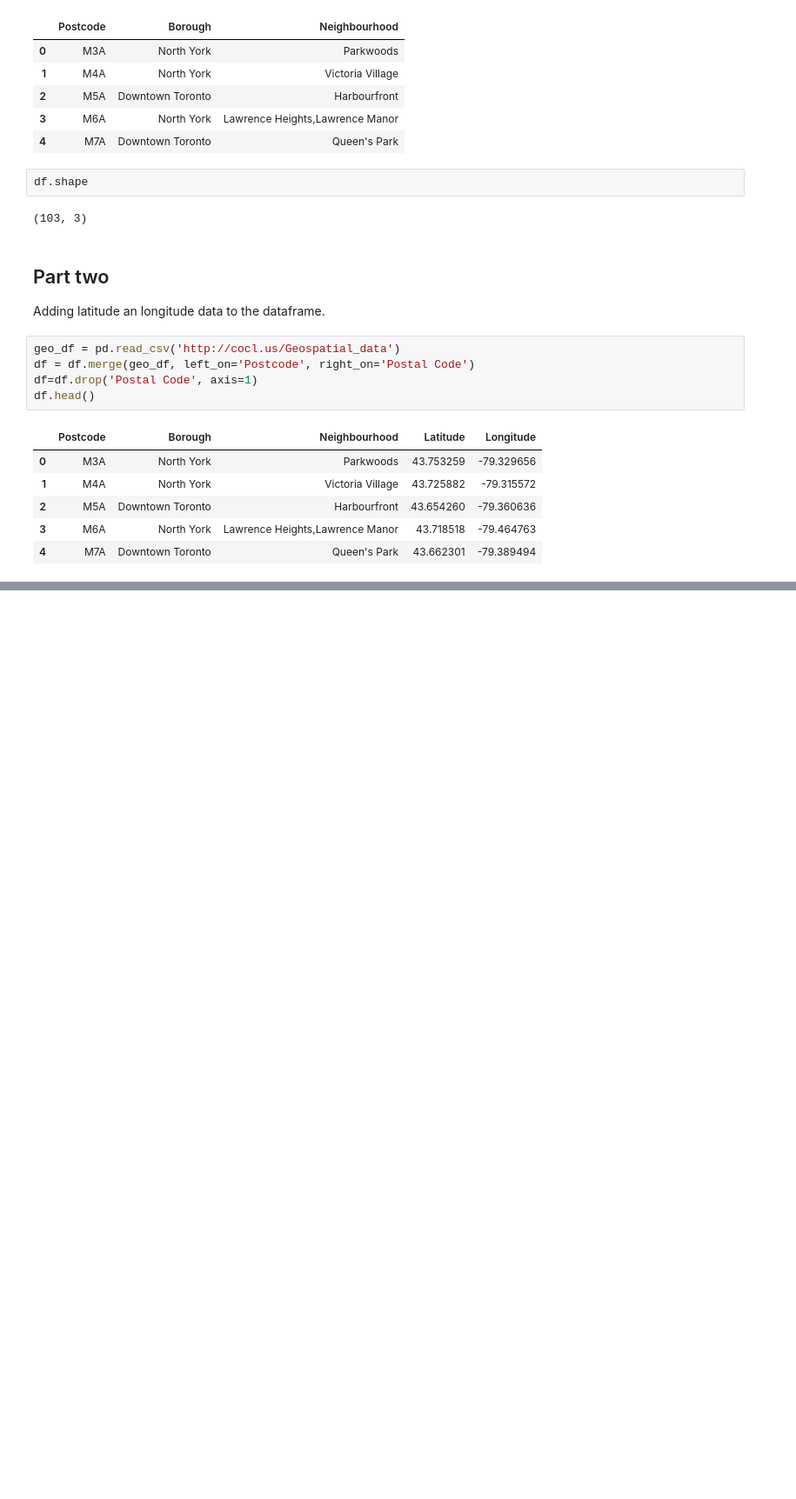
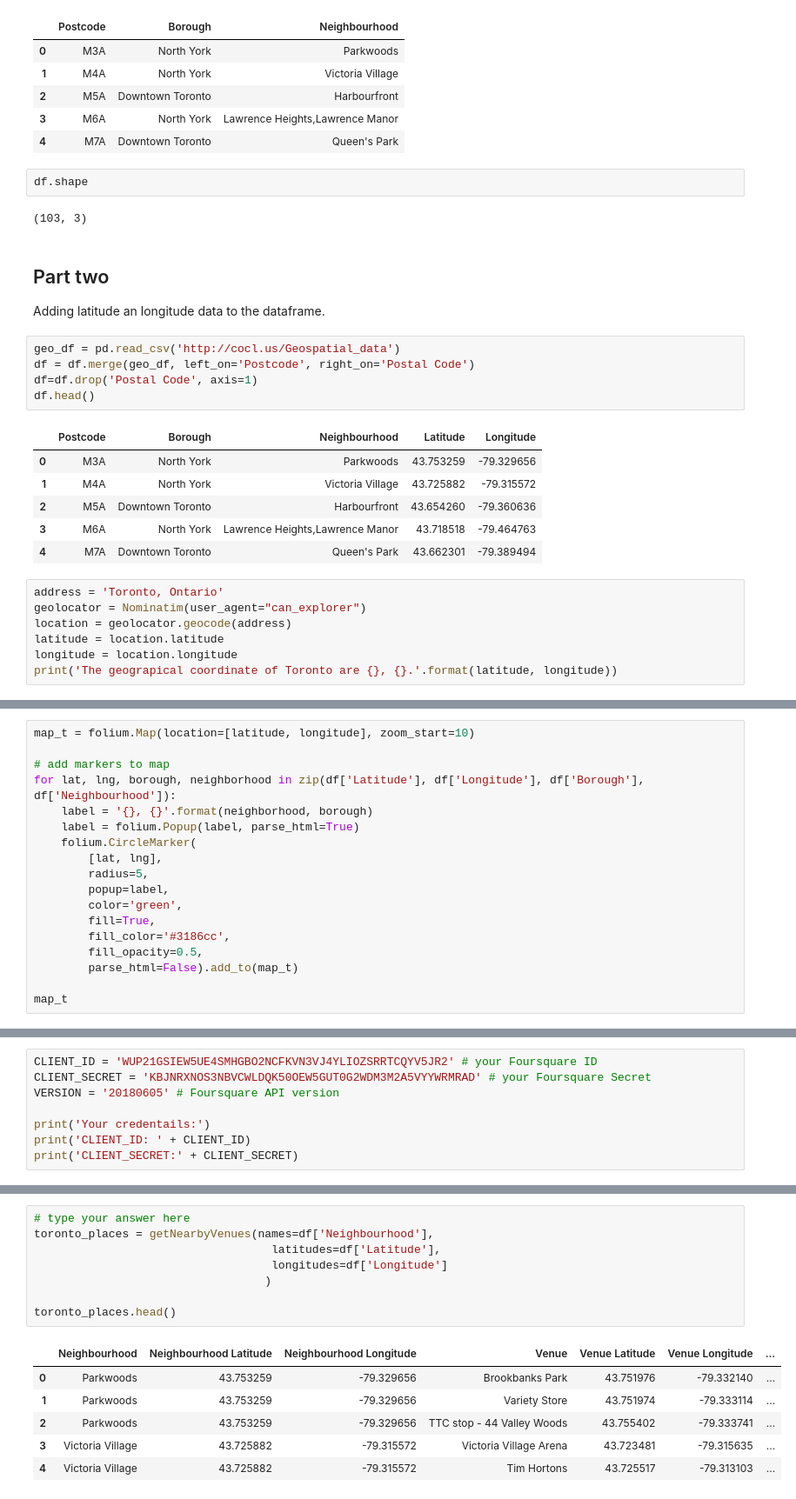
Before and after one commit to dkr99/GIT-EX, a Jupyter notebook: Toronto segmenting and clustering.ipynb, the cells around one changed output, grey strips where cells are left out. Shown at 87% size. Drawn from its saved outputs; the diff is of its cells as text; blank space fills up the shorter version.

```diff
--- a/Toronto segmenting and clustering.ipynb
+++ b/Toronto segmenting and clustering.ipynb
@@ -161,3 +153,10 @@ df.head()
 | 2 | M5A | Downtown Toronto | Harbourfront | 43.654260 | -79.360636 |
 | 3 | M6A | North York | Lawrence Heights,Lawrence Manor | 43.718518 | -79.464763 |
 | 4 | M7A | Downtown Toronto | Queen's Park | 43.662301 | -79.389494 |
+# %%
+address = 'Toronto, Ontario'
+geolocator = Nominatim(user_agent="can_explorer")
+location = geolocator.geocode(address)
+latitude = location.latitude
+longitude = location.longitude
+print('The geograpical coordinate of Toronto are {}, {}.'.format(latitude, longitude))
@@ -163,0 +167,18 @@ df.head()
+# %%
+map_t = folium.Map(location=[latitude, longitude], zoom_start=10)
+
+# add markers to map
+for lat, lng, borough, neighborhood in zip(df['Latitude'], df['Longitude'], df['Borough'], df['Neighbourhood']):
+    label = '{}, {}'.format(neighborhood, borough)
+    label = folium.Popup(label, parse_html=True)
+    folium.CircleMarker(
+        [lat, lng],
+        radius=5,
+        popup=label,
+        color='green',
+        fill=True,
+        fill_color='#3186cc',
+        fill_opacity=0.5,
+        parse_html=False).add_to(map_t)
+
+map_t
@@ -163,0 +189,8 @@ df.head()
+# %%
+CLIENT_ID = 'WUP21GSIEW5UE4SMHGBO2NCFKVN3VJ4YLIOZSRRTCQYV5JR2' # your Foursquare ID
+CLIENT_SECRET = 'KBJNRXNOS3NBVCWLDQK50OEW5GUT0G2WDM3M2A5VYYWRMRAD' # your Foursquare Secret
+VERSION = '20180605' # Foursquare API version
+
+print('Your credentails:')
+print('CLIENT_ID: ' + CLIENT_ID)
+print('CLIENT_SECRET:' + CLIENT_SECRET)
@@ -163,0 +242,15 @@ df.head()
+# %%
+# type your answer here
+toronto_places = getNearbyVenues(names=df['Neighbourhood'],
+                                   latitudes=df['Latitude'],
+                                   longitudes=df['Longitude']
+                                  )
+
+toronto_places.head()
+# %% [output]
+|  | Neighbourhood | Neighbourhood Latitude | Neighbourhood Longitude | Venue | Venue Latitude | Venue Longitude | ... |
+| 0 | Parkwoods | 43.753259 | -79.329656 | Brookbanks Park | 43.751976 | -79.332140 | ... |
+| 1 | Parkwoods | 43.753259 | -79.329656 | Variety Store | 43.751974 | -79.333114 | ... |
+| 2 | Parkwoods | 43.753259 | -79.329656 | TTC stop - 44 Valley Woods | 43.755402 | -79.333741 | ... |
+| 3 | Victoria Village | 43.725882 | -79.315572 | Victoria Village Arena | 43.723481 | -79.315635 | ... |
+| 4 | Victoria Village | 43.725882 | -79.315572 | Tim Hortons | 43.725517 | -79.313103 | ... |
```
Also changed, not shown: parts of 22 cells of this notebook.
